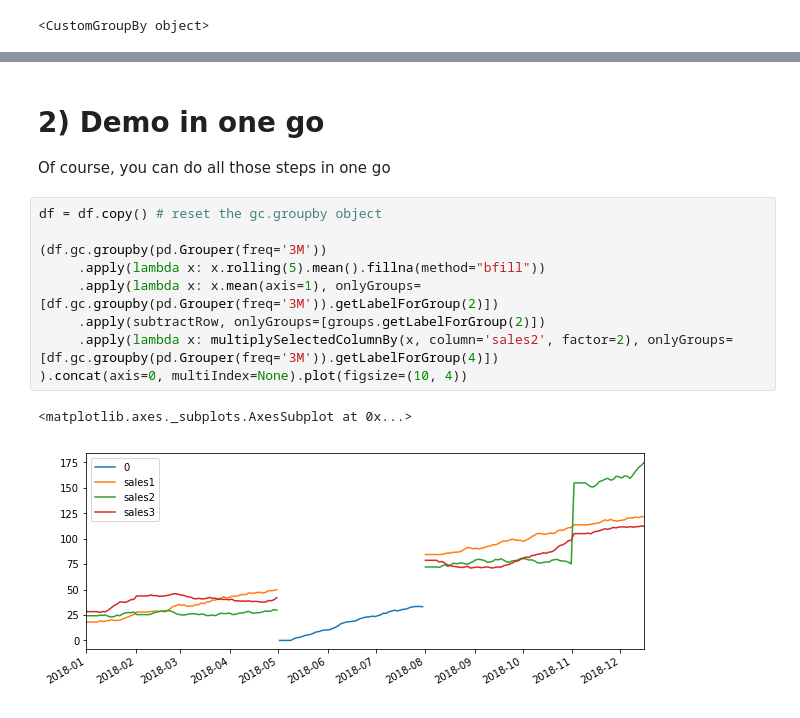
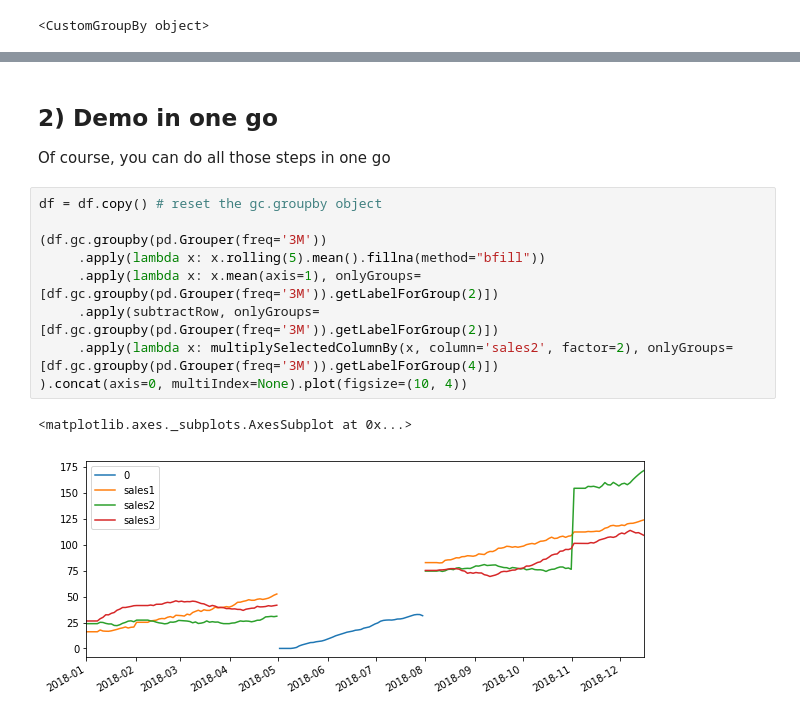
Before and after one commit to gcalmettes/pandas-groupby-apply-chaining-extension, a Jupyter notebook: demo.ipynb, the cells around one changed output, grey strips where cells are left out. Drawn from its saved outputs; the diff is of its cells as text.

```diff
--- a/demo.ipynb
+++ b/demo.ipynb
@@ -238,16 +319,16 @@ fig.tight_layout()
 # %% [markdown]
-# 2) Demo in one go
+## 2) Demo in one go
 
 Of course, you can do all those steps in one go
 # %%
 df = df.copy() # reset the gc.groupby object
 
 (df.gc.groupby(pd.Grouper(freq='3M'))
      .apply(lambda x: x.rolling(5).mean().fillna(method="bfill"))
      .apply(lambda x: x.mean(axis=1), onlyGroups=[df.gc.groupby(pd.Grouper(freq='3M')).getLabelForGroup(2)])
-     .apply(subtractRow, onlyGroups=[groups.getLabelForGroup(2)])
+     .apply(subtractRow, onlyGroups=[df.gc.groupby(pd.Grouper(freq='3M')).getLabelForGroup(2)])
      .apply(lambda x: multiplySelectedColumnBy(x, column='sales2', factor=2), onlyGroups=[df.gc.groupby(pd.Grouper(freq='3M')).getLabelForGroup(4)])
 ).concat(axis=0, multiIndex=None).plot(figsize=(10, 4))
 # %% [output]
 <matplotlib.axes._subplots.AxesSubplot at 0x...>
-[figure, old version]
+[figure, new version]
```
Also changed, not shown: parts of 18 cells of this notebook.
